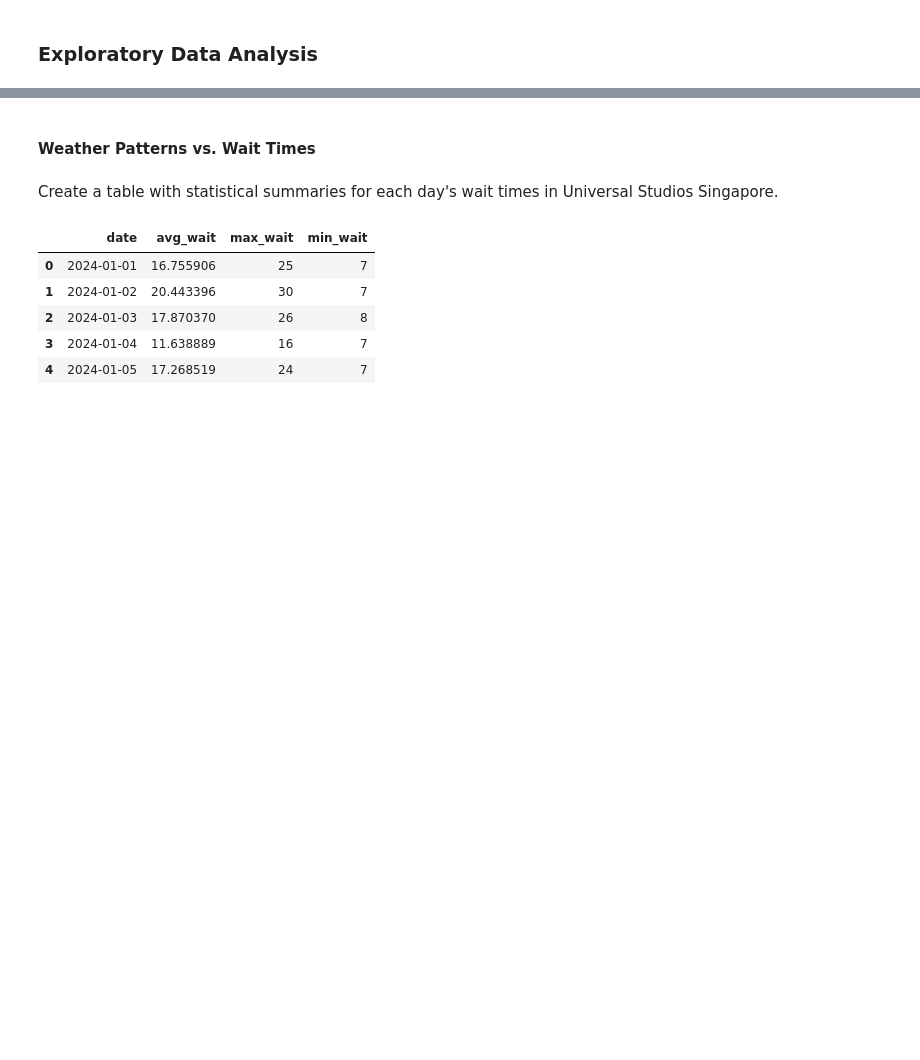
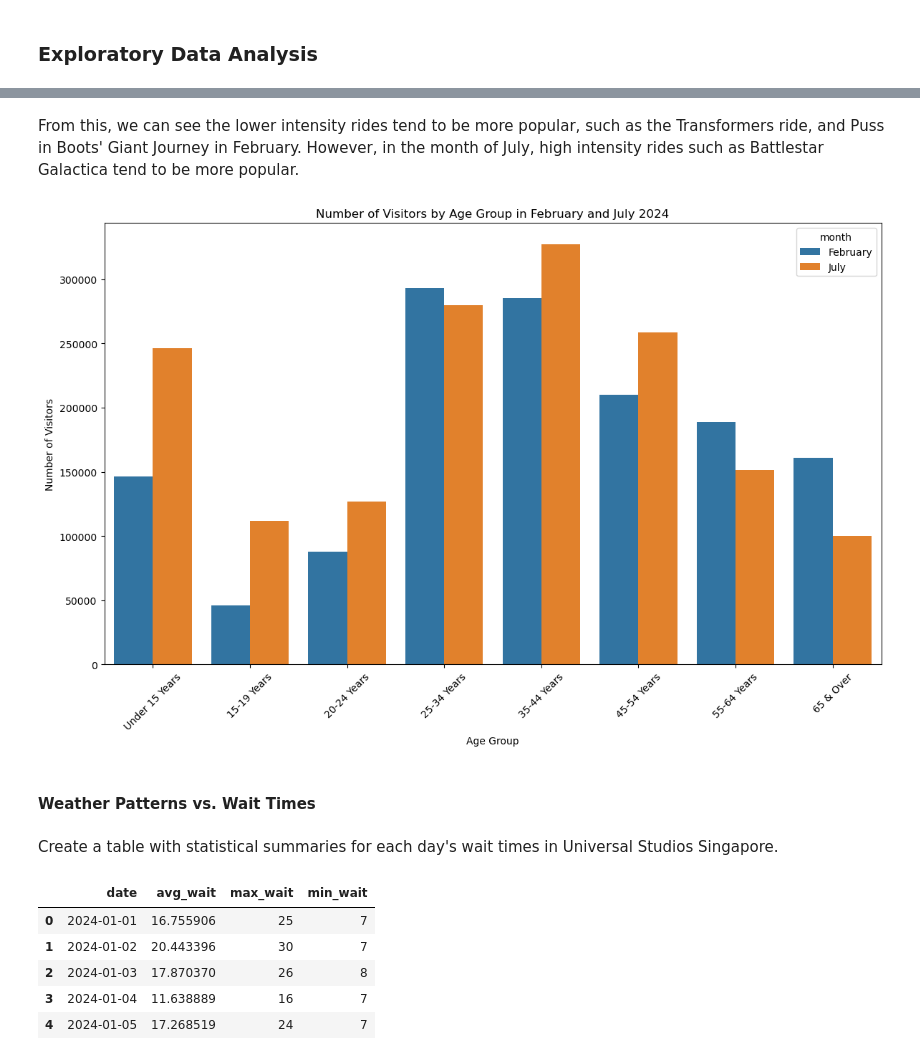
Before and after one commit to dimsumws/DSA3101-Group5, a Jupyter notebook: external_factors_analysis/analysis.ipynb, the cells around one changed output, grey strips where cells are left out. Drawn from its saved outputs; the diff is of its cells as text; code cells hidden in the pictures; blank space fills up the shorter version.

```diff
--- a/external_factors_analysis/analysis.ipynb
+++ b/external_factors_analysis/analysis.ipynb
@@ -79,0 +118,5 @@ display(public_holidays.head())
+# %%
+tourism_age = pd.read_csv('../data/singapore_tourism_data/Final/tourism_age_groups.csv')
+tourism_age['year_month'] = pd.to_datetime(tourism_age['year_month'])
+tourism_age['no_of_visitors'] = pd.to_numeric(tourism_age['no_of_visitors'], errors='coerce').fillna(0).astype(int)
+display(tourism_age.head())
@@ -130,3 +439,41 @@ We can see that there are general increases during February, August, October and
+# %% [markdown]
+From this, we can see the lower intensity rides tend to be more popular, such as the Transformers ride, and Puss in Boots' Giant Journey in February. However, in the month of July, high intensity rides such as Battlestar Galactica tend to be more popular.
+# %%
+# filter the data for February and July 2024
+age_groups_feb_jul_2024 = tourism_age[
+    (tourism_age['year_month'].dt.year == 2024) &
+    (tourism_age['year_month'].dt.month.isin([2, 7]))
+].copy()
+
+# extract the month for plotting
+age_groups_feb_jul_2024['month'] = age_groups_feb_jul_2024['year_month'].dt.month
+
+# Ccnvert month number to month name
+age_groups_feb_jul_2024['month'] = age_groups_feb_jul_2024['year_month'].dt.month.map({2: 'February', 7: 'July'})
+
+# group by age group and month, and sum the number of visitors
+grouped_data = age_groups_feb_jul_2024.groupby(['age_group', 'month'])['no_of_visitors'].sum().reset_index()
+age_order = [
+    'Under 15 Years',
+    '15-19 Years',
+    '20-24 Years',
+    '25-34 Years',
+    '35-44 Years',
+    '45-54 Years',
+    '55-64 Years',
+    '65 & Over'
+]
+
+# plotting with custom order
+plt.figure(figsize=(14, 8))
+sns.barplot(data=grouped_data, x='age_group', y='no_of_visitors', hue='month', order=age_order)
+plt.title('Number of Visitors by Age Group in February and July 2024')
+plt.xlabel('Age Group')
+plt.ylabel('Number of Visitors')
+plt.xticks(rotation=45)
+plt.show()
+# %% [output]
+[figure, added]
 # %% [markdown]
 #### Weather Patterns vs. Wait Times
 # %% [markdown]
```
Also changed, not shown: parts of 13 cells of this notebook, 25 other files.
